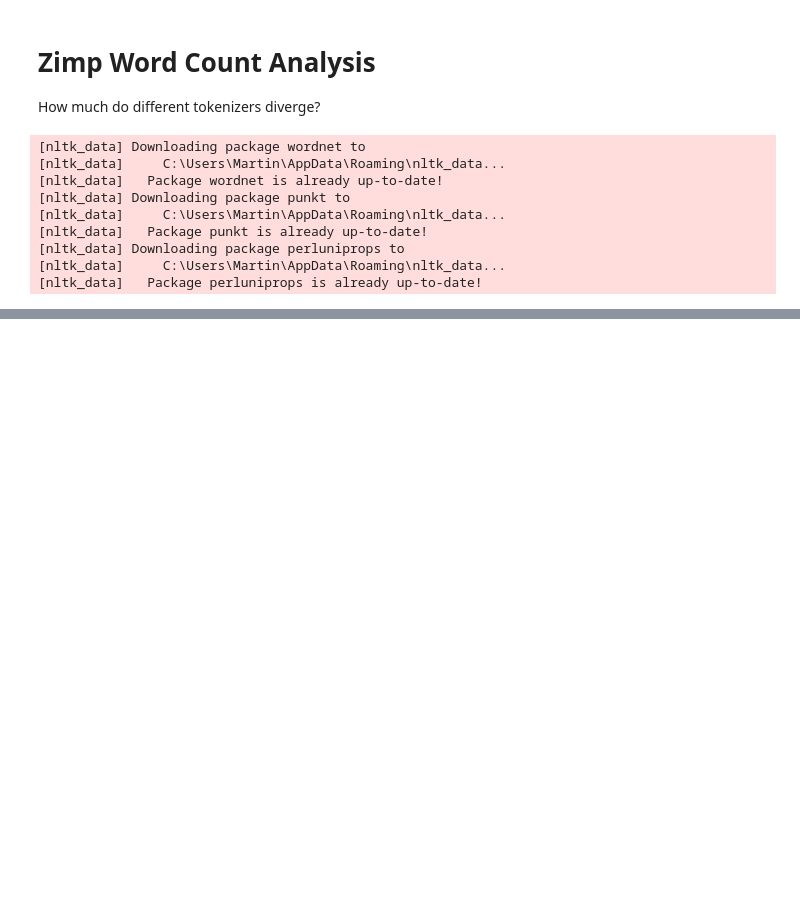
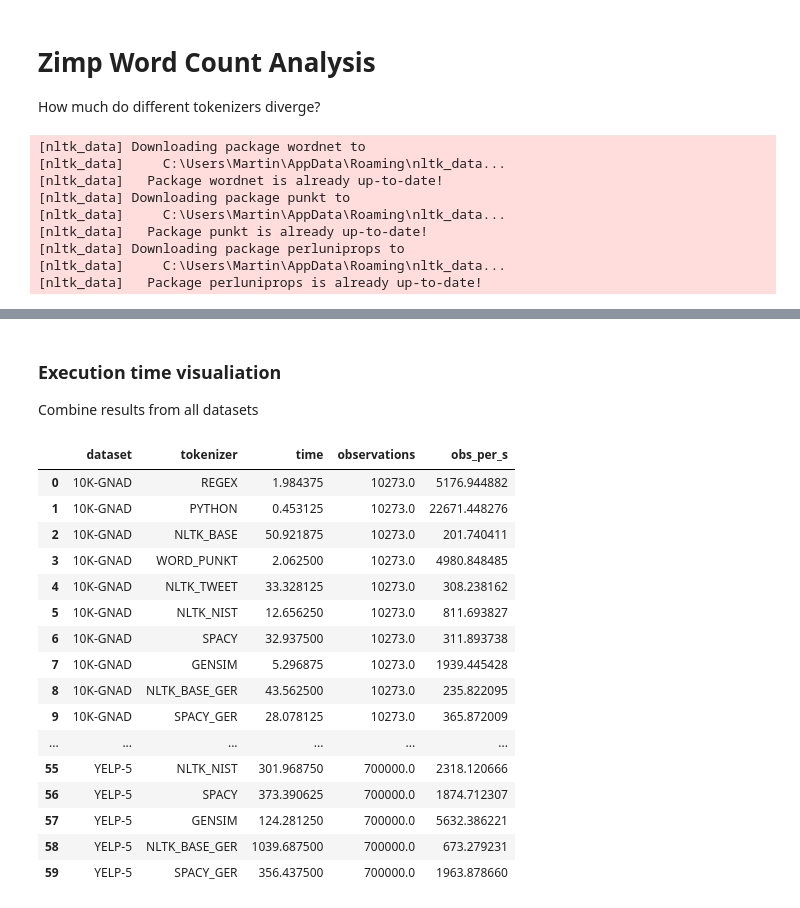
Before and after one commit to freecraver/zimp_experiments, a Jupyter notebook: pos/word_count.ipynb, the cells around one changed output, grey strips where cells are left out. Saved outputs shown, nothing was run; the diff lists cells and outputs as text; code cells hidden in the pictures; blank space fills up the shorter version.

```diff
--- a/pos/word_count.ipynb
+++ b/pos/word_count.ipynb
@@ -164,3 +164,6 @@ GERMEVAL-2020 with SPACY_GER took 34.578125s
 [figure]
 [figure]
 ... (6 outputs left out)
+# %% [markdown]
+### Execution time visualiation
+Combine results from all datasets
@@ -166,0 +246,24 @@ GERMEVAL-2020 with SPACY_GER took 34.578125s
+# %%
+for dataset in df_perf.dataset.unique():
+    cnt_observations = pd.read_csv(f'tokenizer_compare/{dataset}.csv', index_col=0).sum(axis=0).max()
+    df_perf.loc[df_perf['dataset']==dataset, 'observations'] = cnt_observations
+df_perf['obs_per_s'] = df_perf['observations']/df_perf['time']
+df_perf
+# %% [output]
+|  | dataset | tokenizer | time | observations | obs_per_s |
+| 0 | 10K-GNAD | REGEX | 1.984375 | 10273.0 | 5176.944882 |
+| 1 | 10K-GNAD | PYTHON | 0.453125 | 10273.0 | 22671.448276 |
+| 2 | 10K-GNAD | NLTK_BASE | 50.921875 | 10273.0 | 201.740411 |
+| 3 | 10K-GNAD | WORD_PUNKT | 2.062500 | 10273.0 | 4980.848485 |
+| 4 | 10K-GNAD | NLTK_TWEET | 33.328125 | 10273.0 | 308.238162 |
+| 5 | 10K-GNAD | NLTK_NIST | 12.656250 | 10273.0 | 811.693827 |
+| 6 | 10K-GNAD | SPACY | 32.937500 | 10273.0 | 311.893738 |
+| 7 | 10K-GNAD | GENSIM | 5.296875 | 10273.0 | 1939.445428 |
+| 8 | 10K-GNAD | NLTK_BASE_GER | 43.562500 | 10273.0 | 235.822095 |
+| 9 | 10K-GNAD | SPACY_GER | 28.078125 | 10273.0 | 365.872009 |
+| ... | ... | ... | ... | ... | ... |
+| 55 | YELP-5 | NLTK_NIST | 301.968750 | 700000.0 | 2318.120666 |
+| 56 | YELP-5 | SPACY | 373.390625 | 700000.0 | 1874.712307 |
+| 57 | YELP-5 | GENSIM | 124.281250 | 700000.0 | 5632.386221 |
+| 58 | YELP-5 | NLTK_BASE_GER | 1039.687500 | 700000.0 | 673.279231 |
+| 59 | YELP-5 | SPACY_GER | 356.437500 | 700000.0 | 1963.878660 |
```
Also changed, not shown: parts of 8 cells of this notebook, 13 other files.
